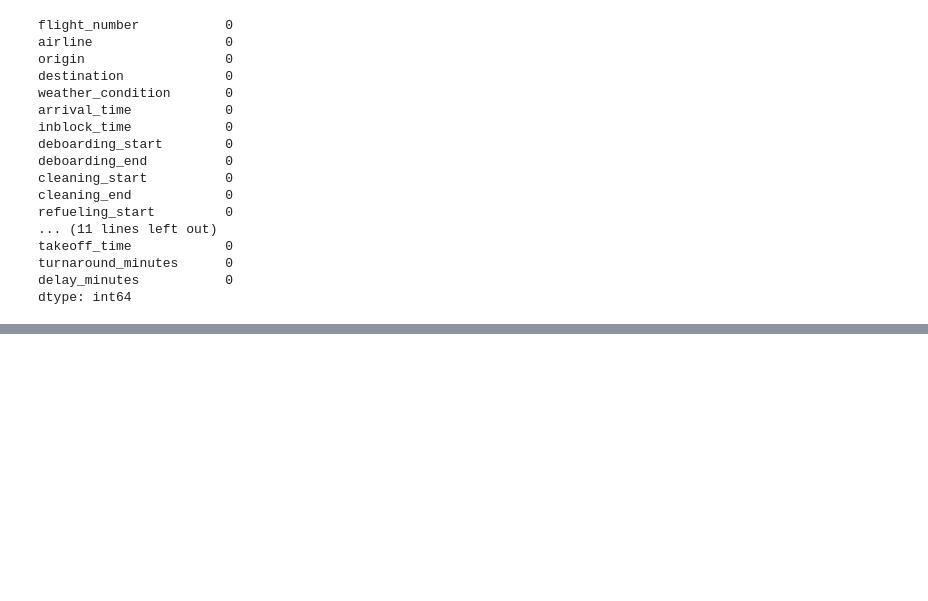
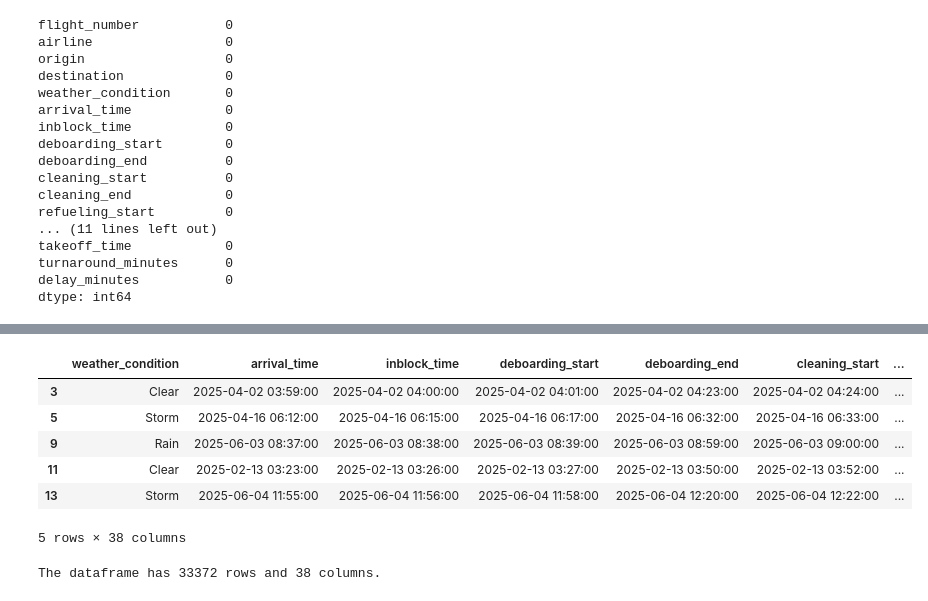
Before and after one commit to raoliveirads/Turnaround_Project, a Jupyter notebook: notebooks/turnaround.ipynb, the cells around one changed output, grey strips where cells are left out. Saved outputs shown, nothing was run; the diff lists cells and outputs as text; code cells hidden in the pictures; blank space fills up the shorter version.

```diff
--- a/notebooks/turnaround.ipynb
+++ b/notebooks/turnaround.ipynb
@@ -256,0 +262,9 @@ df.select_dtypes(include=['object']).describe()
+# %%
+# applying the function to columns
+columns_to_convert = ['arrival_time', 'inblock_time', 'deboarding_start',
+       'deboarding_end', 'cleaning_start', 'cleaning_end', 'refueling_start',
+       'refueling_end', 'catering_start', 'catering_end',
+       'bags_unloading_start', 'bags_unloading_end', 'bags_loading_start',
+       'bags_loading_end', 'boarding_start', 'boarding_end', 'door_close_time',
+       'offblock_time', 'takeoff_time']
+df = convert_to_datetime(df, columns_to_convert)
@@ -256,0 +313,5 @@ df.select_dtypes(include=['object']).describe()
+# %%
+# creating a function to calculate the time difference between two datetime columns in minutes and adding it as a new column
+def calculate_time_difference(df, start_col, end_col, new_col_name):
+    df[new_col_name] = (df[end_col] - df[start_col]).dt.total_seconds() / 60.0
+    return df
@@ -256,0 +343,17 @@ df.select_dtypes(include=['object']).describe()
+# %%
+# evaluating new columns
+df.head()
+# %% [output]
+|  | weather_condition | arrival_time | inblock_time | deboarding_start | deboarding_end | cleaning_start | ... |
+| 3 | Clear | 2025-04-02 03:59:00 | 2025-04-02 04:00:00 | 2025-04-02 04:01:00 | 2025-04-02 04:23:00 | 2025-04-02 04:24:00 | ... |
+| 5 | Storm | 2025-04-16 06:12:00 | 2025-04-16 06:15:00 | 2025-04-16 06:17:00 | 2025-04-16 06:32:00 | 2025-04-16 06:33:00 | ... |
+| 9 | Rain | 2025-06-03 08:37:00 | 2025-06-03 08:38:00 | 2025-06-03 08:39:00 | 2025-06-03 08:59:00 | 2025-06-03 09:00:00 | ... |
+| 11 | Clear | 2025-02-13 03:23:00 | 2025-02-13 03:26:00 | 2025-02-13 03:27:00 | 2025-02-13 03:50:00 | 2025-02-13 03:52:00 | ... |
+| 13 | Storm | 2025-06-04 11:55:00 | 2025-06-04 11:56:00 | 2025-06-04 11:58:00 | 2025-06-04 12:20:00 | 2025-06-04 12:22:00 | ... |
+5 rows × 38 columns
+# %%
+# evaluating the shape of the dataframe
+rows, columns = df.shape
+print(f"The dataframe has {rows} rows and {columns} columns.")
+# %% [output]
+The dataframe has 33372 rows and 38 columns.
```
Also changed, not shown: parts of 26 cells of this notebook, 1 other file.
